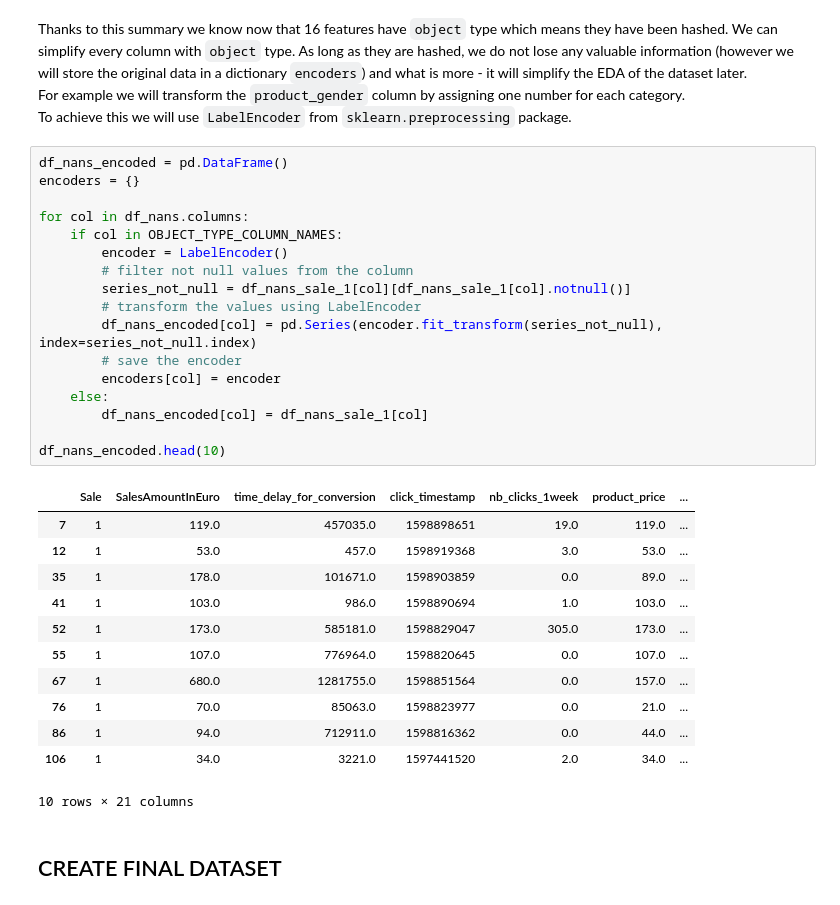
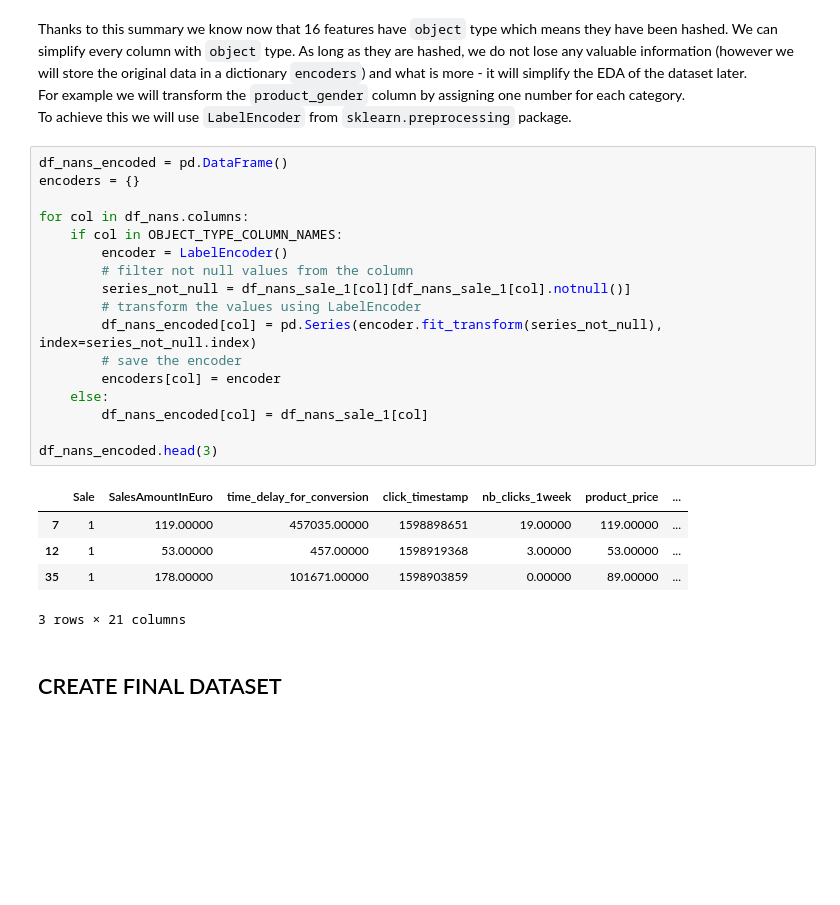
Before and after one commit to anras5/Criteo-Search-Data, a Jupyter notebook: main_notebook.ipynb, the cells around one changed output. Saved outputs shown, nothing was run; the diff lists cells and outputs as text; blank space fills up the shorter version.

```diff
--- a/main_notebook.ipynb
+++ b/main_notebook.ipynb
@@ -145,33 +145,26 @@ To achieve this we will use `LabelEncoder` from `sklearn.preprocessing` package.
 # %%
 df_nans_encoded = pd.DataFrame()
 encoders = {}
 
 for col in df_nans.columns:
     if col in OBJECT_TYPE_COLUMN_NAMES:
         encoder = LabelEncoder()
         # filter not null values from the column
         series_not_null = df_nans_sale_1[col][df_nans_sale_1[col].notnull()]
         # transform the values using LabelEncoder
         df_nans_encoded[col] = pd.Series(encoder.fit_transform(series_not_null), index=series_not_null.index)
         # save the encoder
         encoders[col] = encoder
     else:
         df_nans_encoded[col] = df_nans_sale_1[col]
 
-df_nans_encoded.head(10)
+df_nans_encoded.head(3)
 # %% [output]
 |  | Sale | SalesAmountInEuro | time_delay_for_conversion | click_timestamp | nb_clicks_1week | product_price | ... |
-| 7 | 1 | 119.0 | 457035.0 | 1598898651 | 19.0 | 119.0 | ... |
-| 12 | 1 | 53.0 | 457.0 | 1598919368 | 3.0 | 53.0 | ... |
-| 35 | 1 | 178.0 | 101671.0 | 1598903859 | 0.0 | 89.0 | ... |
-| 41 | 1 | 103.0 | 986.0 | 1598890694 | 1.0 | 103.0 | ... |
-| 52 | 1 | 173.0 | 585181.0 | 1598829047 | 305.0 | 173.0 | ... |
-| 55 | 1 | 107.0 | 776964.0 | 1598820645 | 0.0 | 107.0 | ... |
-| 67 | 1 | 680.0 | 1281755.0 | 1598851564 | 0.0 | 157.0 | ... |
-| 76 | 1 | 70.0 | 85063.0 | 1598823977 | 0.0 | 21.0 | ... |
-| 86 | 1 | 94.0 | 712911.0 | 1598816362 | 0.0 | 44.0 | ... |
-| 106 | 1 | 34.0 | 3221.0 | 1597441520 | 2.0 | 34.0 | ... |
+| 7 | 1 | 119.00000 | 457035.00000 | 1598898651 | 19.00000 | 119.00000 | ... |
+| 12 | 1 | 53.00000 | 457.00000 | 1598919368 | 3.00000 | 53.00000 | ... |
+| 35 | 1 | 178.00000 | 101671.00000 | 1598903859 | 0.00000 | 89.00000 | ... |
-10 rows × 21 columns
+3 rows × 21 columns
 # %% [markdown]
 ## CREATE FINAL DATASET
 # %%
```
Also changed, not shown: parts of 9 cells of this notebook.
